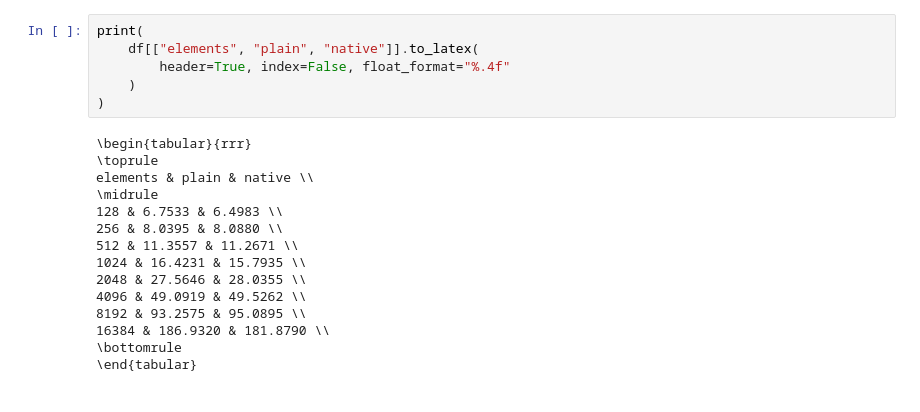
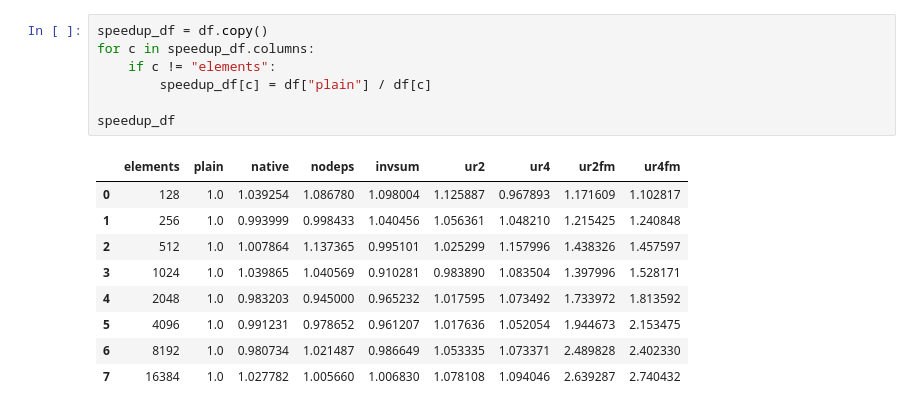
Before and after one commit to FedericoBustaffa/master, a Jupyter notebook: spm/assignment1/notebook.ipynb, the cells around one changed output. Saved outputs shown, nothing was run; the diff lists cells and outputs as text.

```diff
--- a/spm/assignment1/notebook.ipynb
+++ b/spm/assignment1/notebook.ipynb
@@ -58,22 +60,18 @@ df
-# %%
-print(
-    df[["elements", "plain", "native"]].to_latex(
-        header=True, index=False, float_format="%.4f"
-    )
-)
-# %% [output]
-\begin{tabular}{rrr}
-\toprule
-elements & plain & native \\
-\midrule
-128 & 6.7533 & 6.4983 \\
-256 & 8.0395 & 8.0880 \\
-512 & 11.3557 & 11.2671 \\
-1024 & 16.4231 & 15.7935 \\
-2048 & 27.5646 & 28.0355 \\
-4096 & 49.0919 & 49.5262 \\
-8192 & 93.2575 & 95.0895 \\
-16384 & 186.9320 & 181.8790 \\
-\bottomrule
-\end{tabular}
+# %%
+speedup_df = df.copy()
+for c in speedup_df.columns:
+    if c != "elements":
+        speedup_df[c] = df["plain"] / df[c]
+
+speedup_df
+# %% [output]
+|  | elements | plain | native | nodeps | invsum | ur2 | ur4 | ur2fm | ur4fm |
+| 0 | 128 | 1.0 | 1.039254 | 1.086780 | 1.098004 | 1.125887 | 0.967893 | 1.171609 | 1.102817 |
+| 1 | 256 | 1.0 | 0.993999 | 0.998433 | 1.040456 | 1.056361 | 1.048210 | 1.215425 | 1.240848 |
+| 2 | 512 | 1.0 | 1.007864 | 1.137365 | 0.995101 | 1.025299 | 1.157996 | 1.438326 | 1.457597 |
+| 3 | 1024 | 1.0 | 1.039865 | 1.040569 | 0.910281 | 0.983890 | 1.083504 | 1.397996 | 1.528171 |
+| 4 | 2048 | 1.0 | 0.983203 | 0.945000 | 0.965232 | 1.017595 | 1.073492 | 1.733972 | 1.813592 |
+| 5 | 4096 | 1.0 | 0.991231 | 0.978652 | 0.961207 | 1.017636 | 1.052054 | 1.944673 | 2.153475 |
+| 6 | 8192 | 1.0 | 0.980734 | 1.021487 | 0.986649 | 1.053335 | 1.073371 | 2.489828 | 2.402330 |
+| 7 | 16384 | 1.0 | 1.027782 | 1.005660 | 1.006830 | 1.078108 | 1.094046 | 2.639287 | 2.740432 |
 # %%
```
Also changed, not shown: parts of 5 cells of this notebook, 3 other files.
